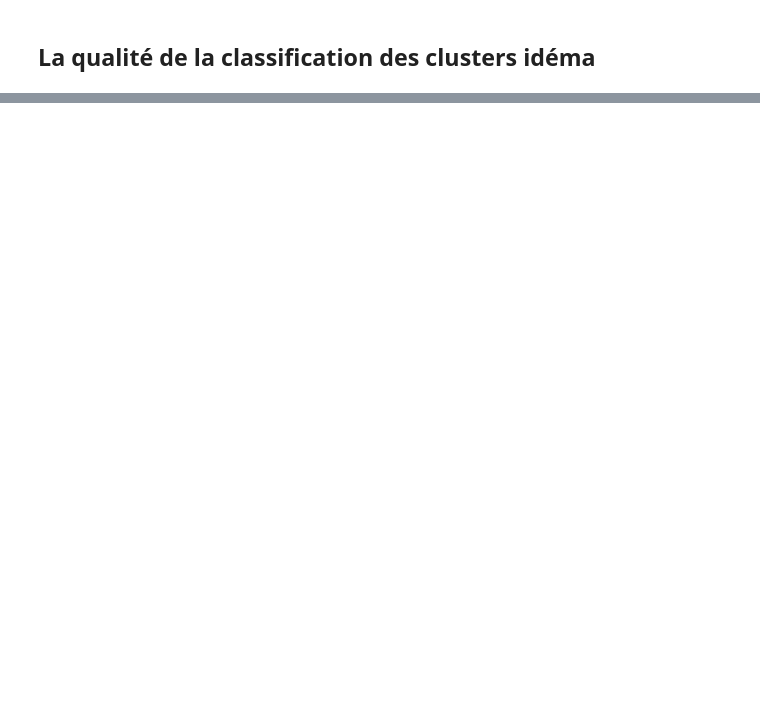
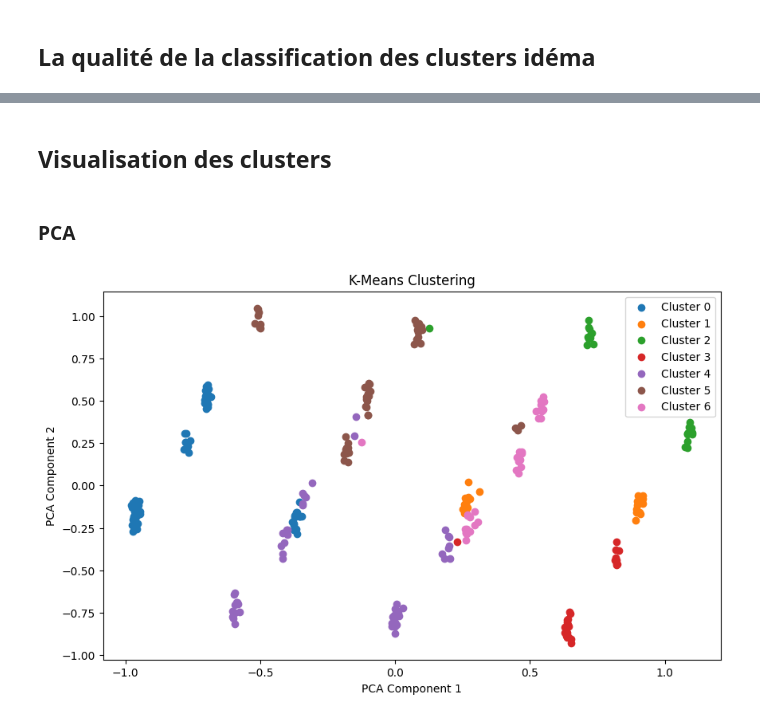
Before and after one commit to Viet281101/ITLMAU, a Jupyter notebook: Semestre_6_L3/IA_et_apprentissage/Projet/test.ipynb, the cells around one changed output, grey strips where cells are left out. Cells and saved outputs as stored; diff of their text form; code cells hidden in the pictures; blank space fills up the shorter version.

```diff
--- a/Semestre_6_L3/IA_et_apprentissage/Projet/test.ipynb
+++ b/Semestre_6_L3/IA_et_apprentissage/Projet/test.ipynb
@@ -225,3 +225,8 @@ def find_optimal_clusters_kmeans(data, max_k):
 find_optimal_clusters_kmeans(data_scaled, 10)
 # %% [output]
 [figure]
+# %%
+kmeans_optimal = KMeans(n_clusters=7, random_state=42)
+kmeans_labels_optimal = kmeans_optimal.fit_predict(data_scaled)
+score_kmeans_optimal = silhouette_score(data_scaled, kmeans_labels_optimal)
+print("Silhouette Score for K-Means:", score_kmeans_optimal)
@@ -337,0 +414,4 @@ find_optimal_clusters_silhouette(data_scaled, AgglomerativeClustering)
+# %% [markdown]
+## Visualisation des clusters
+# %% [markdown]
+### PCA
@@ -337,0 +420,18 @@ find_optimal_clusters_silhouette(data_scaled, AgglomerativeClustering)
+# %%
+pca = PCA(n_components=2)
+data_pca = pca.fit_transform(data_scaled)
+# %%
+def plot_clusters(data, labels, title):
+	plt.figure(figsize=(10, 6))
+	unique_labels = np.unique(labels)
+	for label in unique_labels:
+		plt.scatter(data[labels == label, 0], data[labels == label, 1], label=f'Cluster {label}')
+	plt.title(title)
+	plt.xlabel('PCA Component 1')
+	plt.ylabel('PCA Component 2')
+	plt.legend()
+	plt.show()
+# %%
+plot_clusters(data_pca, kmeans_labels_optimal, 'K-Means Clustering')
+# %% [output]
+[figure, added]
```
Also changed, not shown: parts of 26 cells of this notebook, 1 other file.
